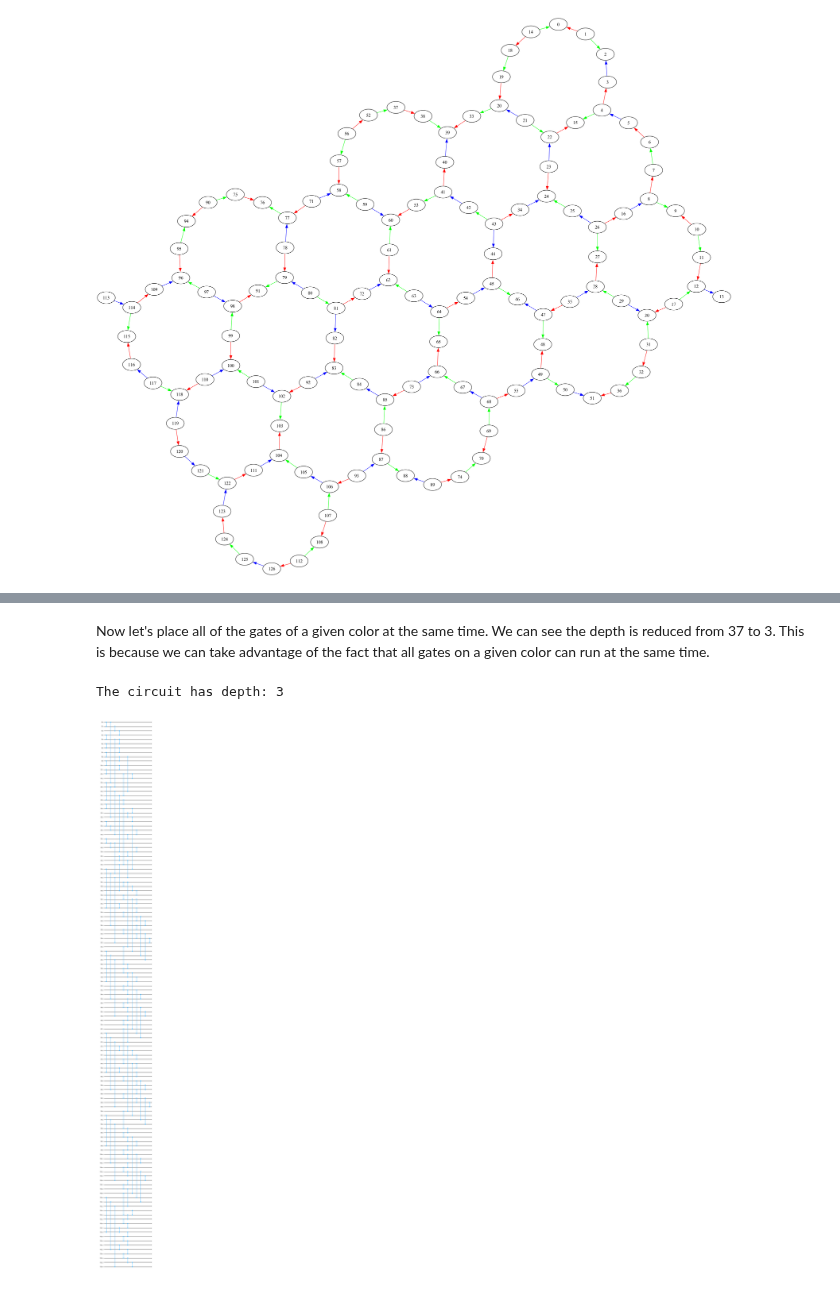
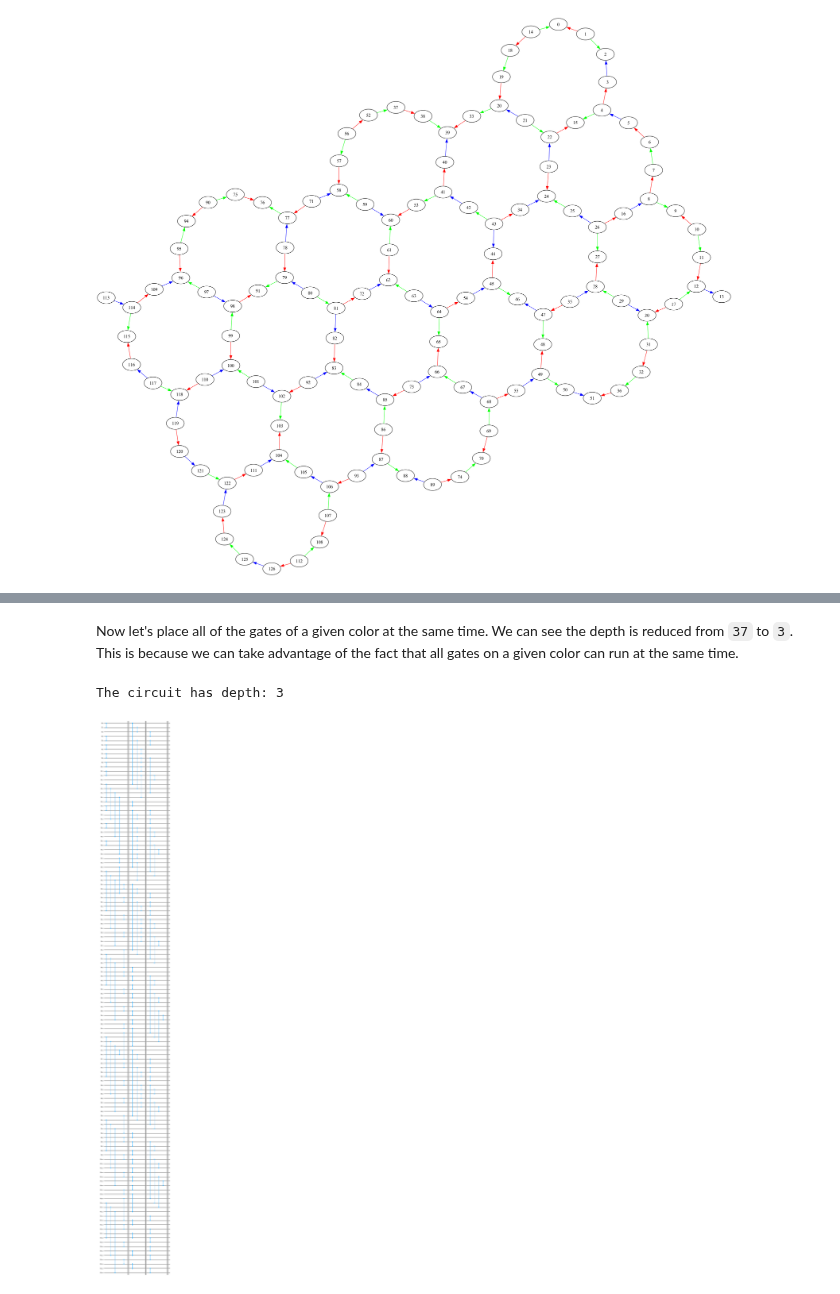
Before and after one commit to Qiskit/qiskit-addon-utils, a Jupyter notebook: docs/how_tos/color_device_edges_to_improve_depth.ipynb, the cells around one changed output, grey strips where cells are left out. Drawn from its saved outputs; the diff is of its cells as text; code cells hidden in the pictures.

```diff
--- a/docs/how_tos/color_device_edges_to_improve_depth.ipynb
+++ b/docs/how_tos/color_device_edges_to_improve_depth.ipynb
@@ -59,18 +67,22 @@ The circuit has depth: 37
 # %% [markdown]
-Now let's place all of the gates of a given color at the same time. We can see the depth is reduced from 37 to 3. This is because we can take advantage of the fact that all gates on a given color can run at the same time.
+Now let's place all of the gates of a given color at the same time. We can see the depth is reduced from ``37`` to ``3``. This is because we can take advantage of the fact that all gates on a given color can run at the same time.
 # %%
 from collections import defaultdict
 
 circuit = QuantumCircuit(backend.num_qubits)
 
+# Make a reverse coloring dict
 color_to_edge = defaultdict(list)
 for edge, color in coloring.items():
     color_to_edge[color].append(edge)
+
+# Place edges in order of color
 for edges in color_to_edge.values():
     for edge in edges:
         circuit.cz(edge[0], edge[1])
-print(f"The circuit has depth: {circuit.depth()}")
+    circuit.barrier()
+print(f"The circuit has depth: {circuit.depth(lambda x: x.name != "barrier")}")
 circuit.draw("mpl", fold=-1)
 # %% [output]
 The circuit has depth: 3
-[figure, old version]
+[figure, new version]
```
Also changed, not shown: parts of 6 cells of this notebook.
